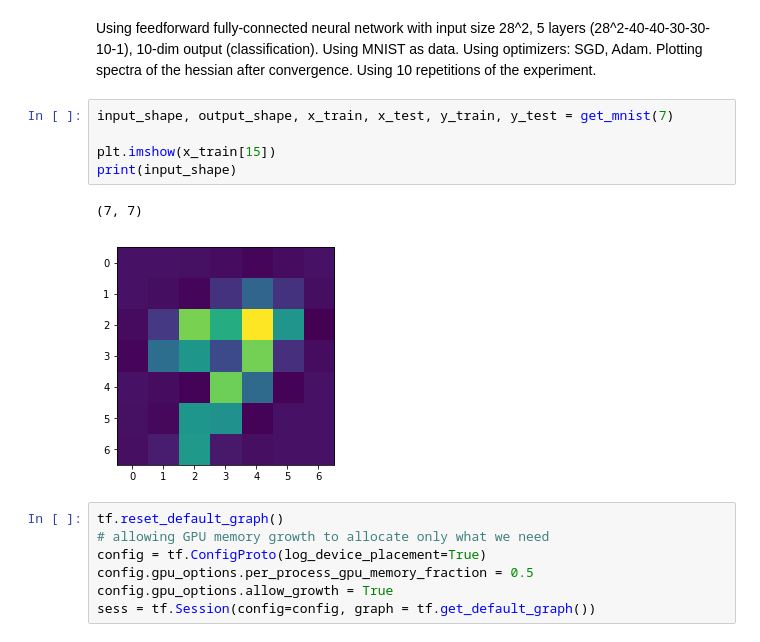
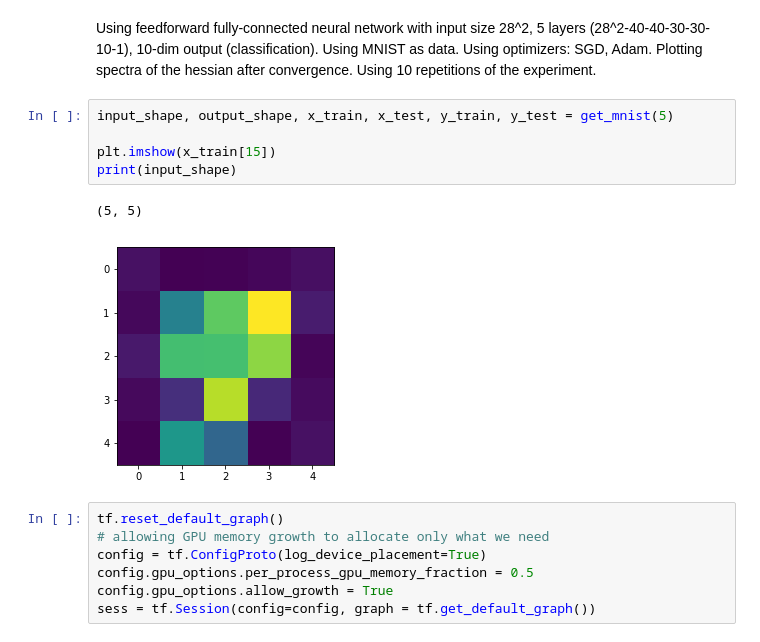
Before and after one commit to sergia-ch/OptMLProject, a Jupyter notebook: minima_and_optimizers.ipynb, the cells around one changed output. Drawn from its saved outputs; the diff is of its cells as text.

```diff
--- a/minima_and_optimizers.ipynb
+++ b/minima_and_optimizers.ipynb
@@ -85,13 +85,13 @@ import scipy, csv
 # %% [markdown]
 Using feedforward fully-connected neural network with input size 28^2, 5 layers (28^2-40-40-30-30-10-1), 10-dim output (classification). Using MNIST as data. Using optimizers: SGD, Adam. Plotting spectra of the hessian after convergence. Using 10 repetitions of the experiment.
 # %%
-input_shape, output_shape, x_train, x_test, y_train, y_test = get_mnist(7)
+input_shape, output_shape, x_train, x_test, y_train, y_test = get_mnist(5)
 
 plt.imshow(x_train[15])
 print(input_shape)
 # %% [output]
-(7, 7)
+(5, 5)
-[figure, old version]
+[figure, new version]
 # %%
 tf.reset_default_graph()
 # allowing GPU memory growth to allocate only what we need
```
Also changed, not shown: parts of 7 cells of this notebook, 31 other files.
